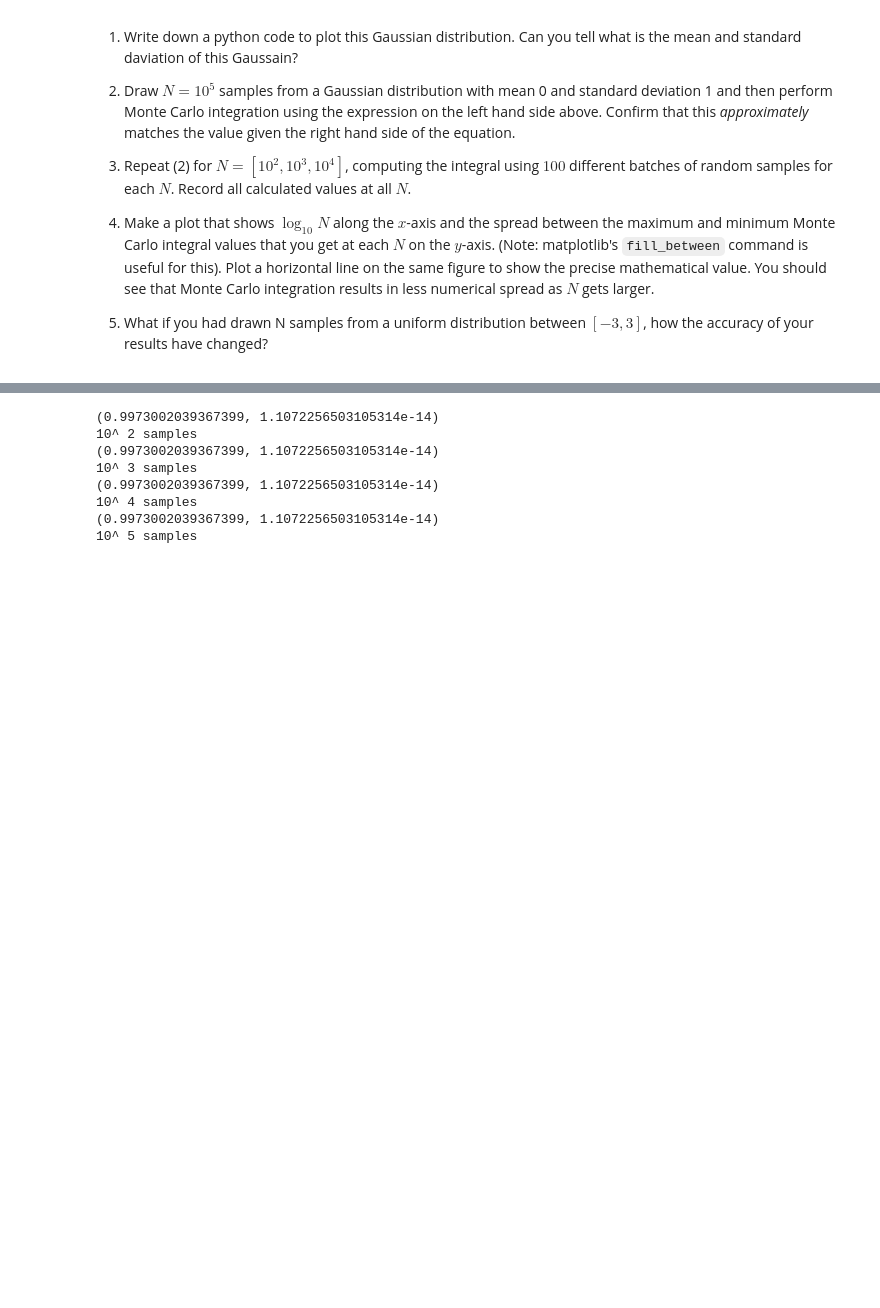
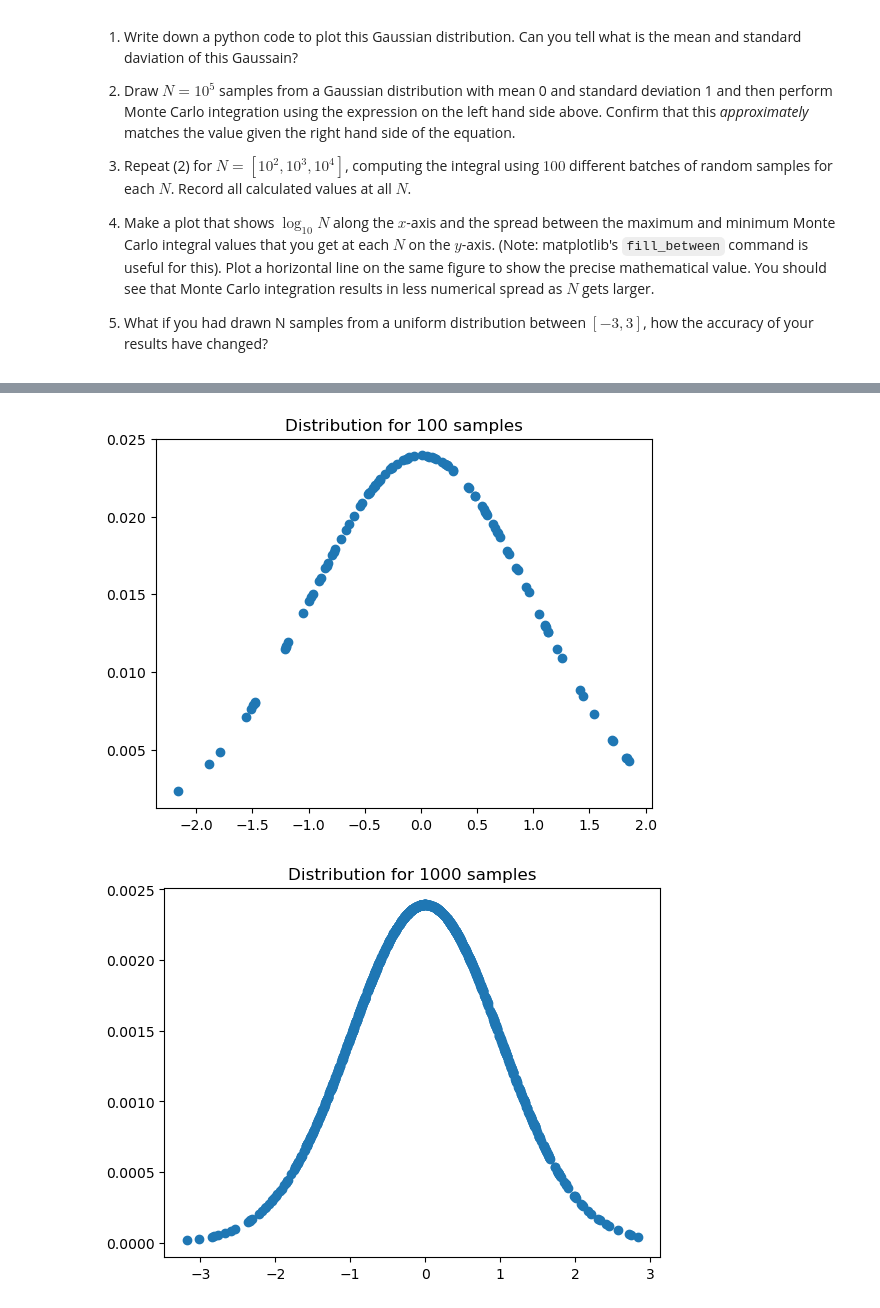
Before and after one commit to agupta-umiss/phys629-fall-2023, a Jupyter notebook: student_folders/CodyMcCammon/phys629_f23_hw2_CodyMcCammon.ipynb, the cells around one changed output, grey strips where cells are left out. Drawn from its saved outputs; the diff is of its cells as text; code cells hidden in the pictures; blank space fills up the shorter version.

```diff
--- a/student_folders/CodyMcCammon/phys629_f23_hw2_CodyMcCammon.ipynb
+++ b/student_folders/CodyMcCammon/phys629_f23_hw2_CodyMcCammon.ipynb
@@ -64,23 +121,24 @@ $$ \int_{-3}^{3} \frac{1}{\sqrt{2\pi}} \exp\left(-\frac{x^2}{2}\right) \,dx \app
 # %%
-#1.)Using equation 3.43 from the textbook, it is clear that the standard deviation is 1 and the mean is 0.
 #2.)
-import numpy as np
-from scipy.integrate import quad
+#from scipy.integrate import quad
+mu = 0
+sigma = 1
+a = -3
+b = 3
+
 for i in range (2,6):
     N = 10**i
     x=np.random.normal(0,1,N)
-    def f(x):
+    def MTC(d):
         return (1/np.sqrt(2*np.pi))*np.exp(-(x**2)/2)
-    I = quad(f,-3,3)
-    print(I)
-    print("10^",i,"samples")
+        #cdf = quad(MTC,-3,3)
+
+    MTCInt=(b-a)/N*MTC(x)
+    #print("The integral from -3 to 3 for the 3sigma Gaussian with", N, " samples is:", MTCInt)
+    plt.figure(i-2)
+    plt.title("Distribution for %i samples" %N)
+    plt.scatter(x, MTCInt)
     i=i+1
 # %% [output]
-(0.9973002039367399, 1.1072256503105314e-14)
-10^ 2 samples
-(0.9973002039367399, 1.1072256503105314e-14)
-10^ 3 samples
-(0.9973002039367399, 1.1072256503105314e-14)
-10^ 4 samples
-(0.9973002039367399, 1.1072256503105314e-14)
-10^ 5 samples
+[figure, added]
+[figure, added]
```
Also changed, not shown: parts of 8 cells of this notebook.
